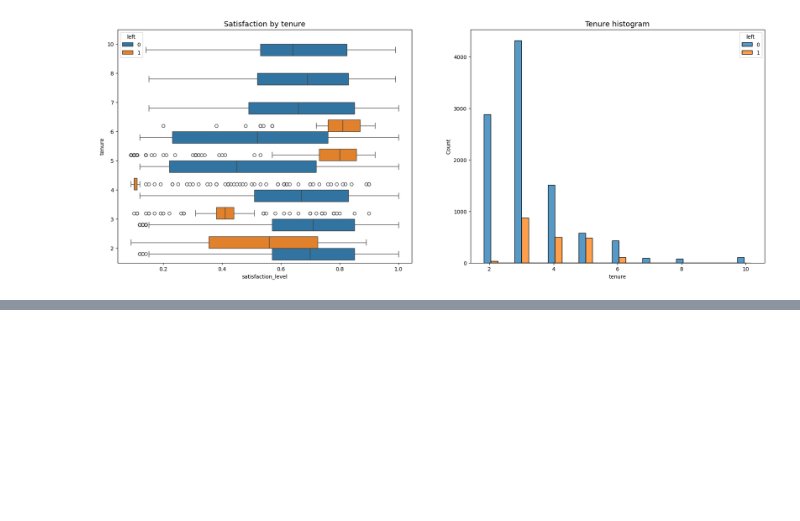
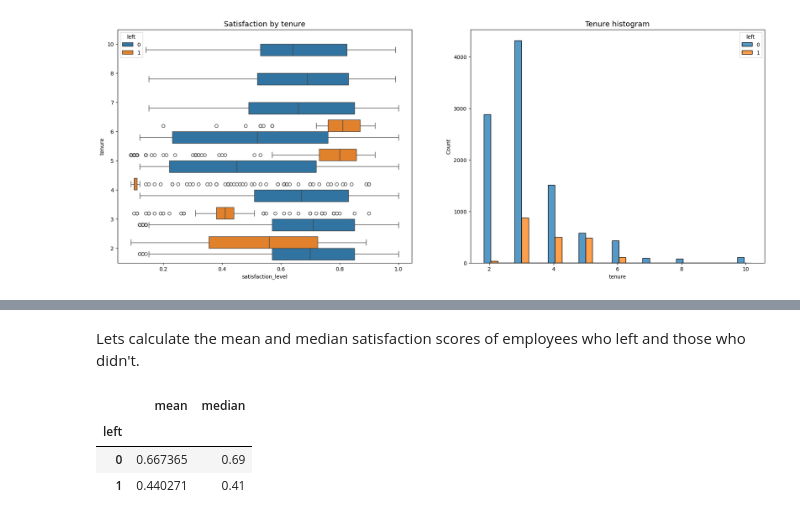
Before and after one commit to AlbertoMPalacioBastos/Machine_Learning_to_provide_insights_for_Human_Resources, a Jupyter notebook: Salifort Motors Project.ipynb, the cells around one changed output, grey strips where cells are left out. Cells and saved outputs as stored; diff of their text form; code cells hidden in the pictures; blank space fills up the shorter version.

```diff
--- a/Salifort Motors Project.ipynb
+++ b/Salifort Motors Project.ipynb
@@ -534,0 +539,10 @@ plt.show()
+# %% [markdown]
+Lets calculate the mean and median satisfaction scores of employees who left and those who didn't.
+# %%
+# Calculate mean and median satisfaction scores of employees who left and those who stayed
+df1.groupby(['left'])['satisfaction_level'].agg(['mean', 'median'])
+# %% [output]
+|  | mean | median |
+| left |  |  |
+| 0 | 0.667365 | 0.69 |
+| 1 | 0.440271 | 0.41 |
```
Also changed, not shown: parts of 6 cells of this notebook.
